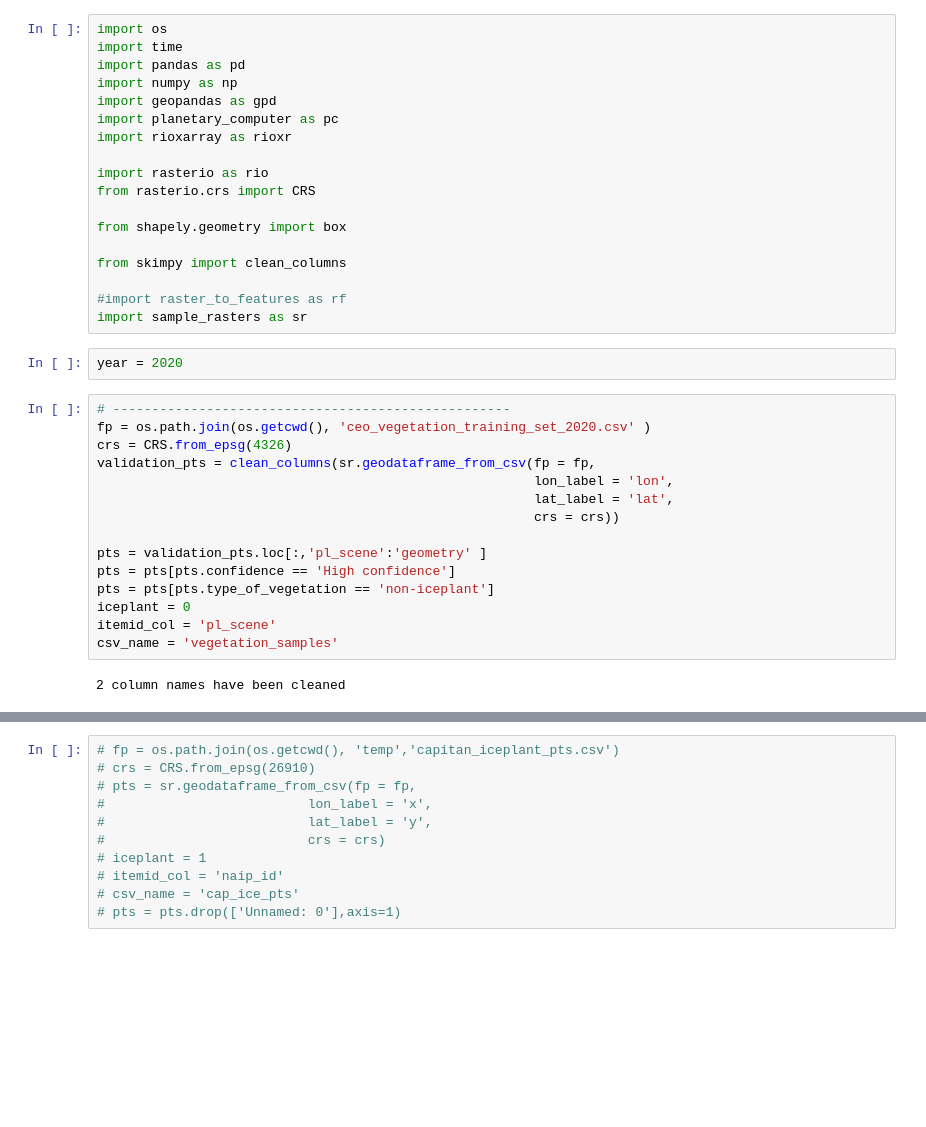
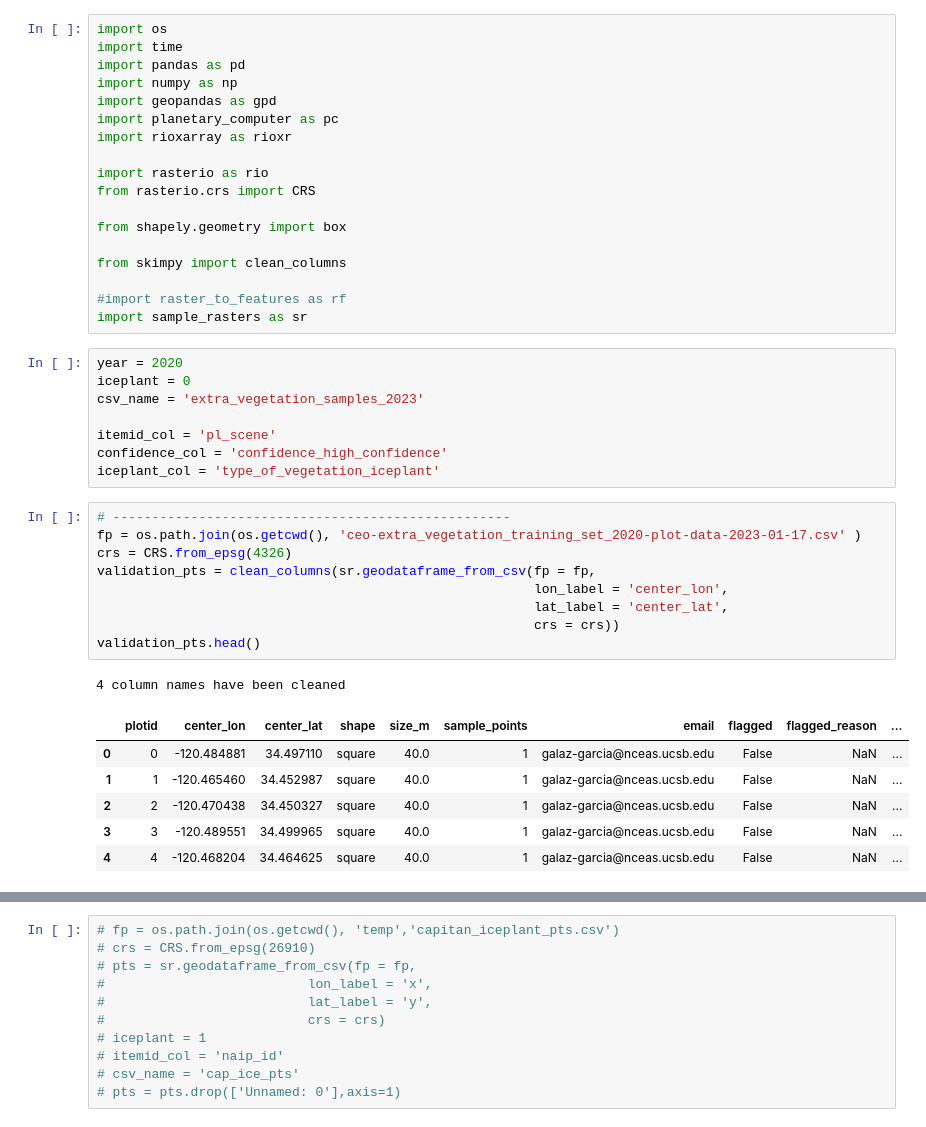
Before and after one commit to NCEAS/msai4earth-esa, a Jupyter notebook: iceplant_detection/data_sampling_workflow/sample_points_vegetation.ipynb, the cells around one changed output, grey strips where cells are left out. Saved outputs shown, nothing was run; the diff lists cells and outputs as text; blank space fills up the shorter version.

```diff
--- a/iceplant_detection/data_sampling_workflow/sample_points_vegetation.ipynb
+++ b/iceplant_detection/data_sampling_workflow/sample_points_vegetation.ipynb
@@ -18,20 +20,26 @@ from skimpy import clean_columns
 import sample_rasters as sr
 # %%
 year = 2020
+iceplant = 0
+csv_name = 'extra_vegetation_samples_2023'
+
+itemid_col = 'pl_scene'
+confidence_col = 'confidence_high_confidence'
+iceplant_col = 'type_of_vegetation_iceplant'
-# %%
-# ---------------------------------------------------
-fp = os.path.join(os.getcwd(), 'ceo_vegetation_training_set_2020.csv' )
-crs = CRS.from_epsg(4326)
-validation_pts = clean_columns(sr.geodataframe_from_csv(fp = fp,
-                                                        lon_label = 'lon',
-                                                        lat_label = 'lat',
-                                                        crs = crs))
-
-pts = validation_pts.loc[:,'pl_scene':'geometry' ]
-pts = pts[pts.confidence == 'High confidence']
-pts = pts[pts.type_of_vegetation == 'non-iceplant']
-iceplant = 0
-itemid_col = 'pl_scene'
-csv_name = 'vegetation_samples'
-# %% [output]
-2 column names have been cleaned
+# %%
+# ---------------------------------------------------
+fp = os.path.join(os.getcwd(), 'ceo-extra_vegetation_training_set_2020-plot-data-2023-01-17.csv' )
+crs = CRS.from_epsg(4326)
+validation_pts = clean_columns(sr.geodataframe_from_csv(fp = fp,
+                                                        lon_label = 'center_lon',
+                                                        lat_label = 'center_lat',
+                                                        crs = crs))
+validation_pts.head()
+# %% [output]
+4 column names have been cleaned
+|  | plotid | center_lon | center_lat | shape | size_m | sample_points | email | flagged | flagged_reason | ... |
+| 0 | 0 | -120.484881 | 34.497110 | square | 40.0 | 1 | galaz-garcia@nceas.ucsb.edu | False | NaN | ... |
+| 1 | 1 | -120.465460 | 34.452987 | square | 40.0 | 1 | galaz-garcia@nceas.ucsb.edu | False | NaN | ... |
+| 2 | 2 | -120.470438 | 34.450327 | square | 40.0 | 1 | galaz-garcia@nceas.ucsb.edu | False | NaN | ... |
+| 3 | 3 | -120.489551 | 34.499965 | square | 40.0 | 1 | galaz-garcia@nceas.ucsb.edu | False | NaN | ... |
+| 4 | 4 | -120.468204 | 34.464625 | square | 40.0 | 1 | galaz-garcia@nceas.ucsb.edu | False | NaN | ... |
```
Also changed, not shown: parts of 3 cells of this notebook, 4 other files.
